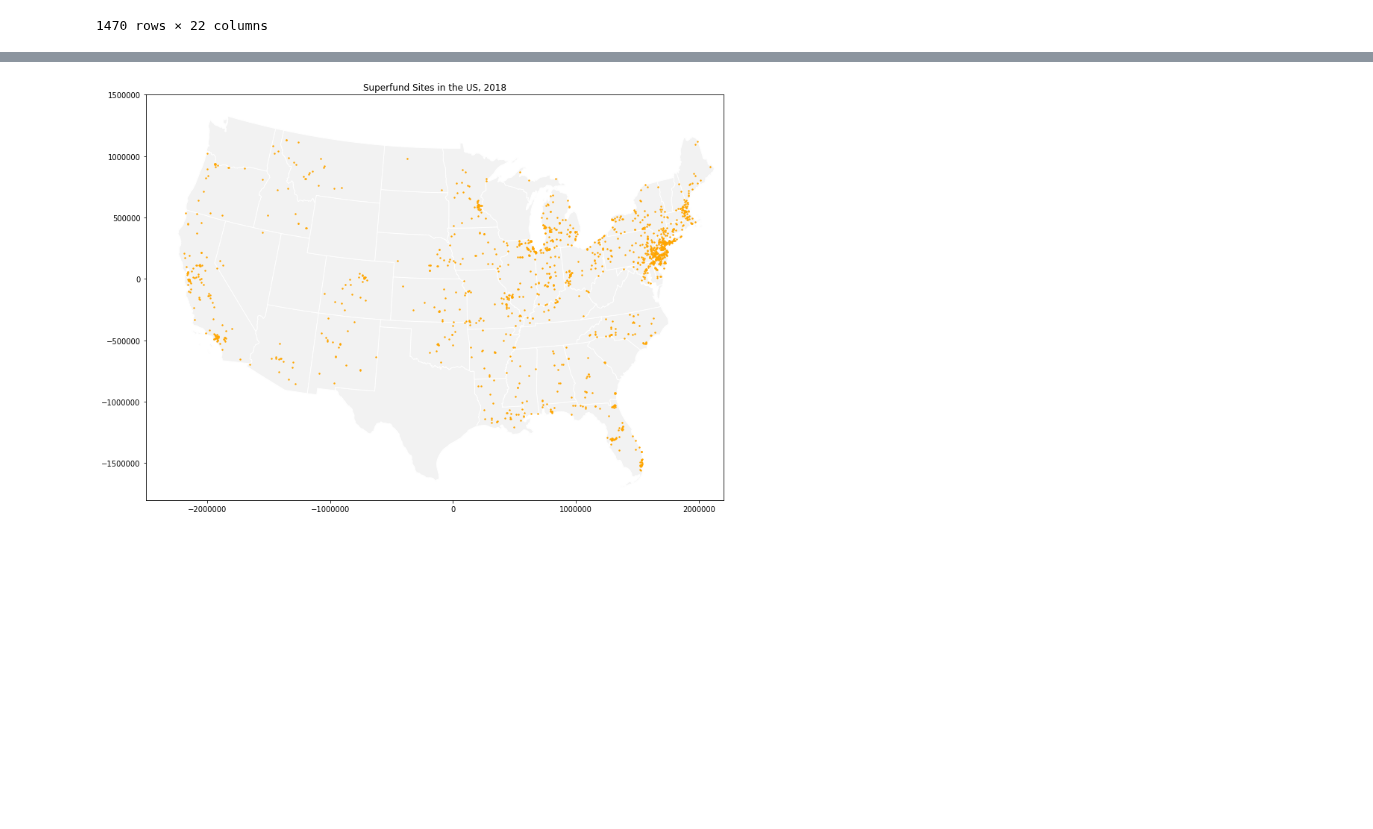
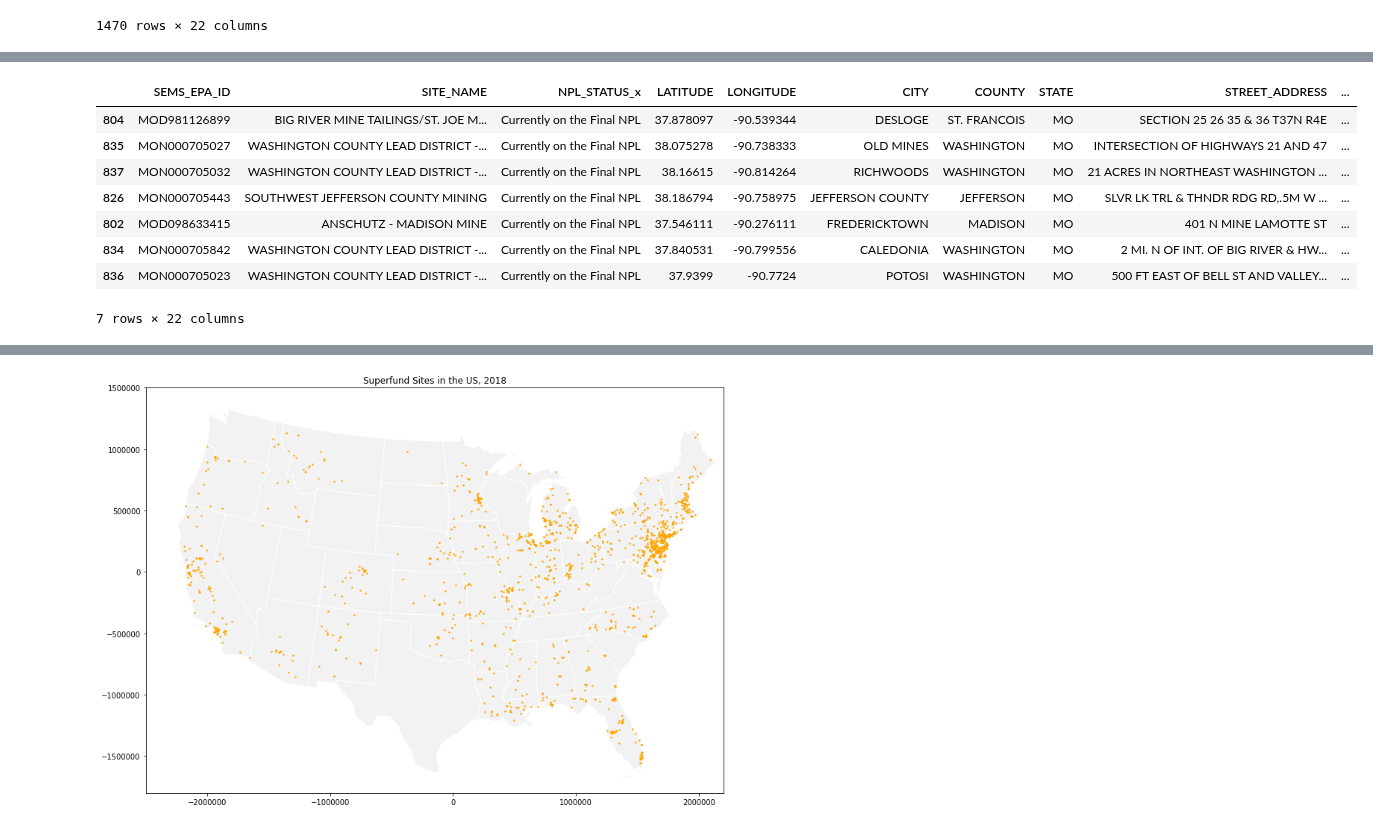
Before and after one commit to EileenGrady/us-industrial-pollution, a Jupyter notebook: notebooks/wrangle-superfund-site-data.ipynb, the cells around one changed output, grey strips where cells are left out. Cells and saved outputs as stored; diff of their text form; code cells hidden in the pictures; blank space fills up the shorter version.

```diff
--- a/notebooks/wrangle-superfund-site-data.ipynb
+++ b/notebooks/wrangle-superfund-site-data.ipynb
@@ -271,0 +321,16 @@ superfund_sites
+# %%
+# select sites in the Southeast Missouri Lead District and sort descending by HRS score
+# MINKER/STOUT/ROMAINE CREEK is not part of this subset
+MO = superfund.loc[(superfund['STATE'] == 'MO')]
+MO = MO.loc[(MO['COUNTY'] == 'ST. FRANCOIS') | (MO['COUNTY'] == 'WASHINGTON') | (MO['COUNTY'] == 'MADISON') | (MO['COUNTY'] == 'JEFFERSON')]
+MO.loc[MO['SITE_NAME'] != 'MINKER/STOUT/ROMAINE CREEK'].sort_values(by=['HRS_SCORE'], ascending=False)
+# %% [output]
+|  | SEMS_EPA_ID | SITE_NAME | NPL_STATUS_x | LATITUDE | LONGITUDE | CITY | COUNTY | STATE | STREET_ADDRESS | ... |
+| 804 | MOD981126899 | BIG RIVER MINE TAILINGS/ST. JOE M... | Currently on the Final NPL | 37.878097 | -90.539344 | DESLOGE | ST. FRANCOIS | MO | SECTION 25 26 35 & 36 T37N R4E | ... |
+| 835 | MON000705027 | WASHINGTON COUNTY LEAD DISTRICT -... | Currently on the Final NPL | 38.075278 | -90.738333 | OLD MINES | WASHINGTON | MO | INTERSECTION OF HIGHWAYS 21 AND 47 | ... |
+| 837 | MON000705032 | WASHINGTON COUNTY LEAD DISTRICT -... | Currently on the Final NPL | 38.16615 | -90.814264 | RICHWOODS | WASHINGTON | MO | 21 ACRES IN NORTHEAST WASHINGTON ... | ... |
+| 826 | MON000705443 | SOUTHWEST JEFFERSON COUNTY MINING | Currently on the Final NPL | 38.186794 | -90.758975 | JEFFERSON COUNTY | JEFFERSON | MO | SLVR LK TRL & THNDR RDG RD,.5M W ... | ... |
+| 802 | MOD098633415 | ANSCHUTZ - MADISON MINE | Currently on the Final NPL | 37.546111 | -90.276111 | FREDERICKTOWN | MADISON | MO | 401 N MINE LAMOTTE ST | ... |
+| 834 | MON000705842 | WASHINGTON COUNTY LEAD DISTRICT -... | Currently on the Final NPL | 37.840531 | -90.799556 | CALEDONIA | WASHINGTON | MO | 2 MI. N OF INT. OF BIG RIVER & HW... | ... |
+| 836 | MON000705023 | WASHINGTON COUNTY LEAD DISTRICT -... | Currently on the Final NPL | 37.9399 | -90.7724 | POTOSI | WASHINGTON | MO | 500 FT EAST OF BELL ST AND VALLEY... | ... |
+7 rows × 22 columns
```
Also changed, not shown: parts of 21 cells of this notebook, 7 other files.
